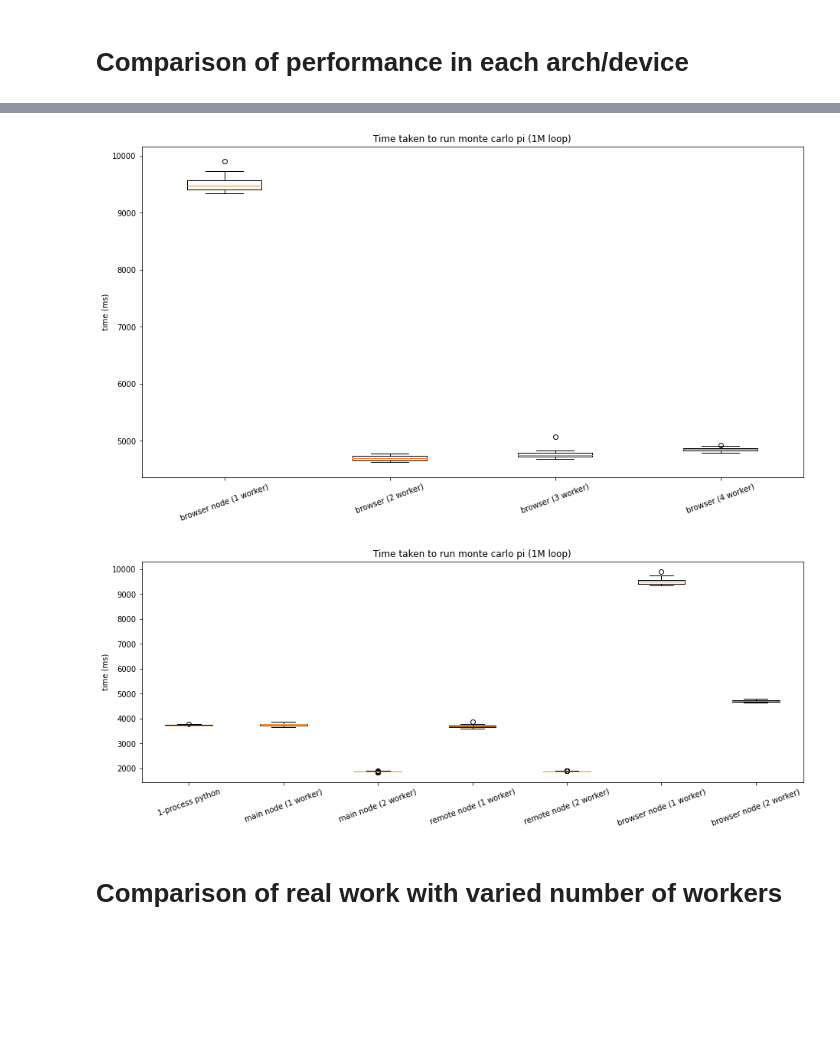
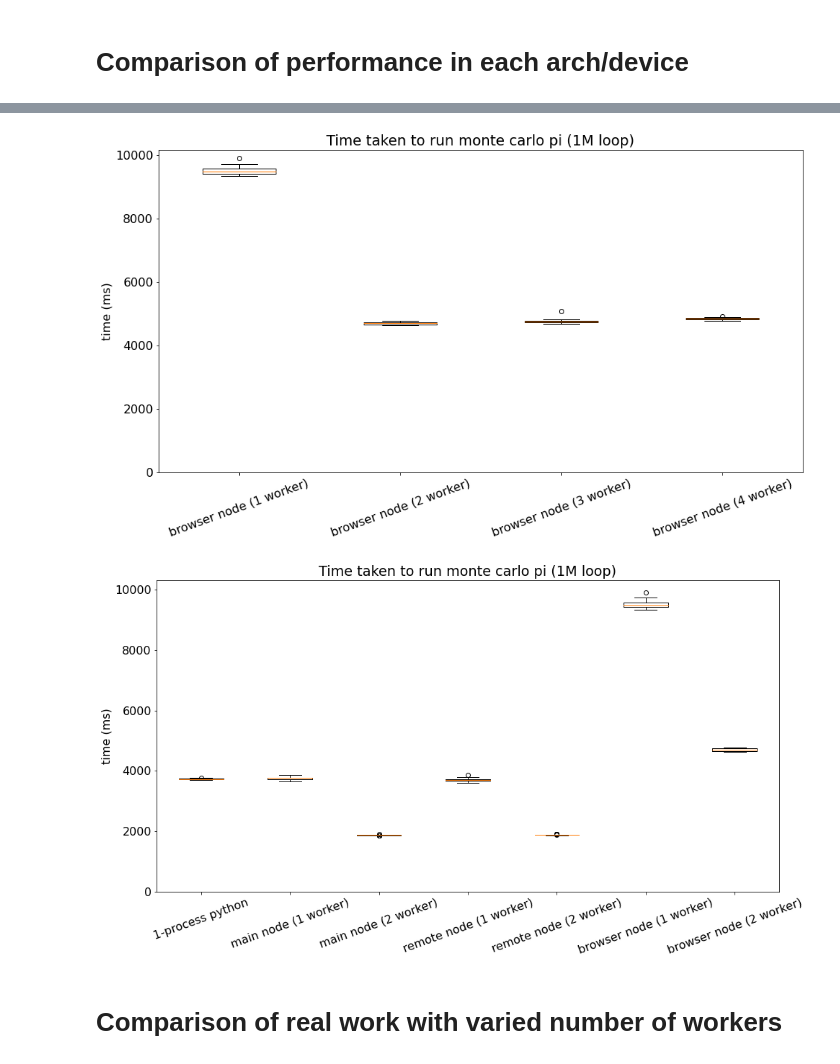
Before and after one commit to Bankde/Volpy_main, a Jupyter notebook: Volpy/doc/benchmark_result/plotter.ipynb, the cells around one changed output, grey strips where cells are left out. Drawn from its saved outputs; the diff is of its cells as text; code cells hidden in the pictures; blank space fills up the shorter version.

```diff
--- a/Volpy/doc/benchmark_result/plotter.ipynb
+++ b/Volpy/doc/benchmark_result/plotter.ipynb
@@ -14,4 +14,8 @@ pd.set_option('display.max_columns', None)
 pd.set_option('display.width', None)
 pd.set_option('display.max_colwidth', None)
 
-plt.rcParams.update({'font.size': 14})
+# I don't know why we need this but we need it otherwise, font.size won't work.
+fig = plt.figure(figsize =(12, 6))
+fig.show()
+
+plt.rcParams.update({'font.size': 16})
@@ -72,35 +80,37 @@ fig = plt.figure(figsize =(12, 6))
 ax = fig.add_axes([0, 0, 1, 1])
 bp = ax.boxplot(data)
 ax.set_title('Time taken to run monte carlo pi (1M loop)')
-xtick = ["browser node (1 worker)", "browser (2 worker)", "browser (3 worker)", "browser (4 worker)"]
+xtick = ["browser node (1 worker)", "browser node (2 worker)", "browser node (3 worker)", "browser node (4 worker)"]
 ax.set_xticks(range(1,1+len(xtick)), xtick, rotation=20)
 ax.set_ylabel('time (ms)')
 # plt.axvline(x=2.5)
+ax.set_ylim(ymin=0)
 fig.show()
 # %% [output]
-[figure, old version]
+[figure, new version]
 # %%
 data = []
 data.append(raw_data["noVolpy"])
 data.append(raw_data["main"]["1"]["total"])
 data.append(raw_data["main"]["2"]["total"])
 data.append(raw_data["remote"]["1"]["total"])
 data.append(raw_data["remote"]["2"]["total"])
 data.append(raw_data["browser"]["1"]["total"])
 data.append(raw_data["browser"]["2"]["total"])
 
-fig = plt.figure(figsize =(12, 4))
+fig = plt.figure(figsize =(12, 6))
 # Creating axes instance
 ax = fig.add_axes([0, 0, 1, 1])
 bp = ax.boxplot(data)
 ax.set_title('Time taken to run monte carlo pi (1M loop)')
 xtick = ["1-process python", "main node (1 worker)", "main node (2 worker)", "remote node (1 worker)", "remote node (2 worker)", "browser node (1 worker)", "browser node (2 worker)"]
 ax.set_xticks(range(1,1+len(xtick)), xtick, rotation=20)
 ax.set_ylabel('time (ms)')
 # plt.axvline(x=2.5)
+ax.set_ylim(ymin=0)
 fig.show()
 # %% [output]
-[figure, old version]
+[figure, new version]
 # %% [markdown]
 # Comparison of real work with varied number of workers
 # %%
```
Also changed, not shown: parts of 12 cells of this notebook, 5 other files.
